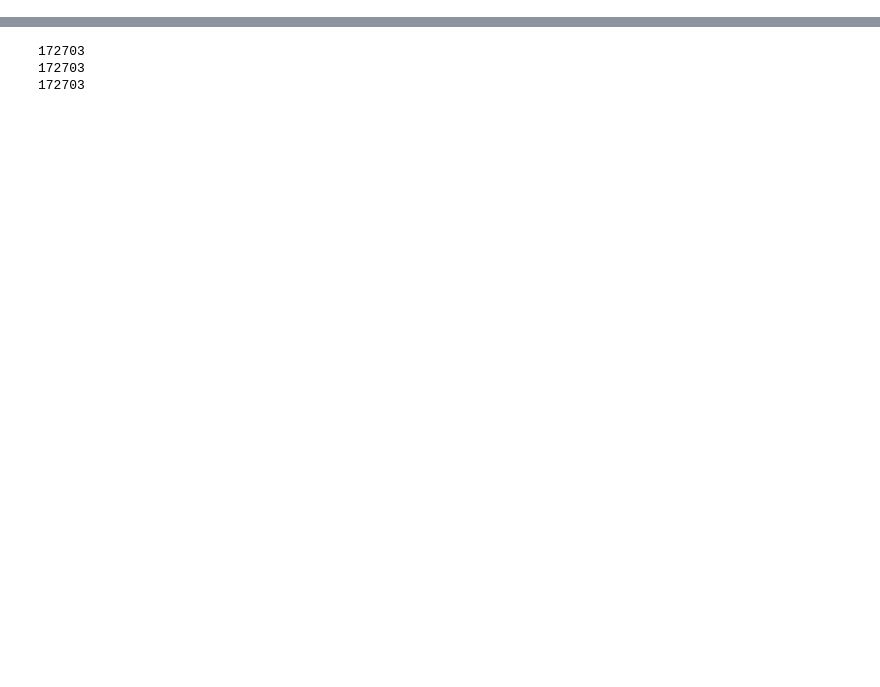
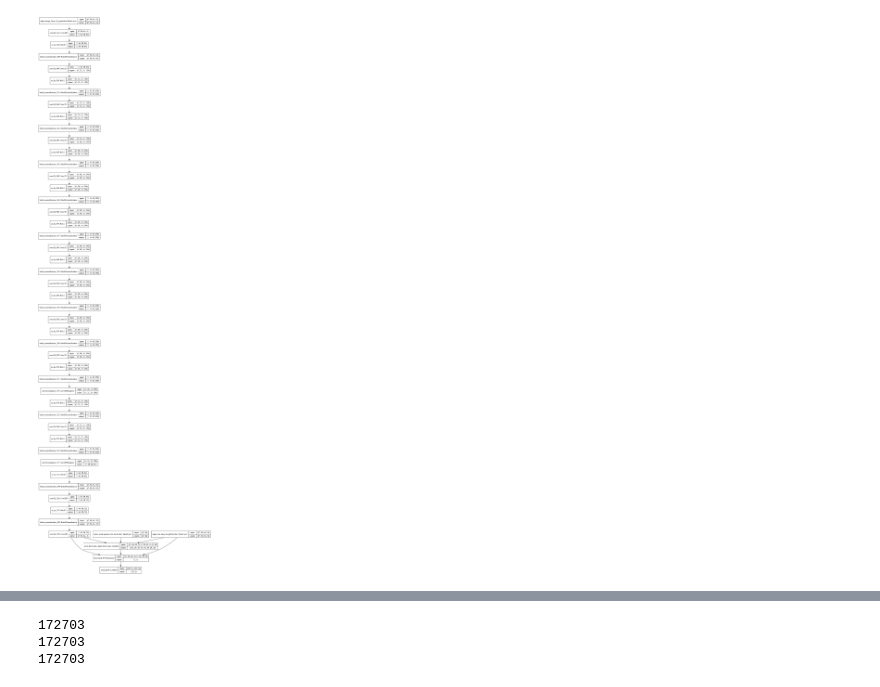
Before and after one commit to pkrisz99/GANscape, a Jupyter notebook: network.ipynb, the cells around one changed output, grey strips where cells are left out. Cells and saved outputs as stored; diff of their text form; code cells hidden in the pictures; blank space fills up the shorter version.

```diff
--- a/network.ipynb
+++ b/network.ipynb
@@ -239,0 +352,4 @@ n.discriminator.summary()
+# %%
+plot_model(net.modelForTrainOnlyDisc, to_file='modelForTrainOnlyDisc.png', show_shapes=True, show_layer_names=True)
+# %% [output]
+[figure, added]
```
Also changed, not shown: parts of 19 cells of this notebook.
